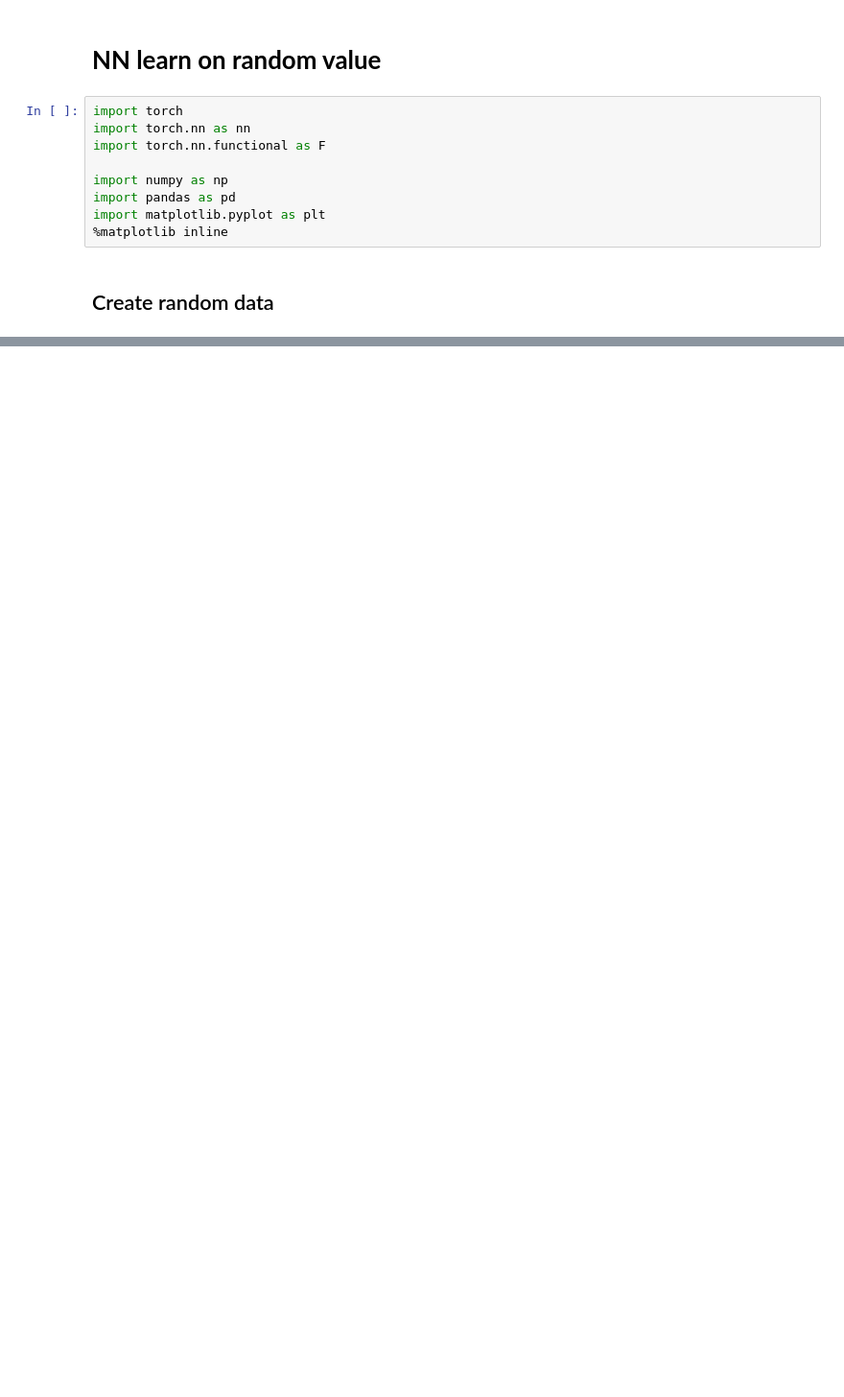
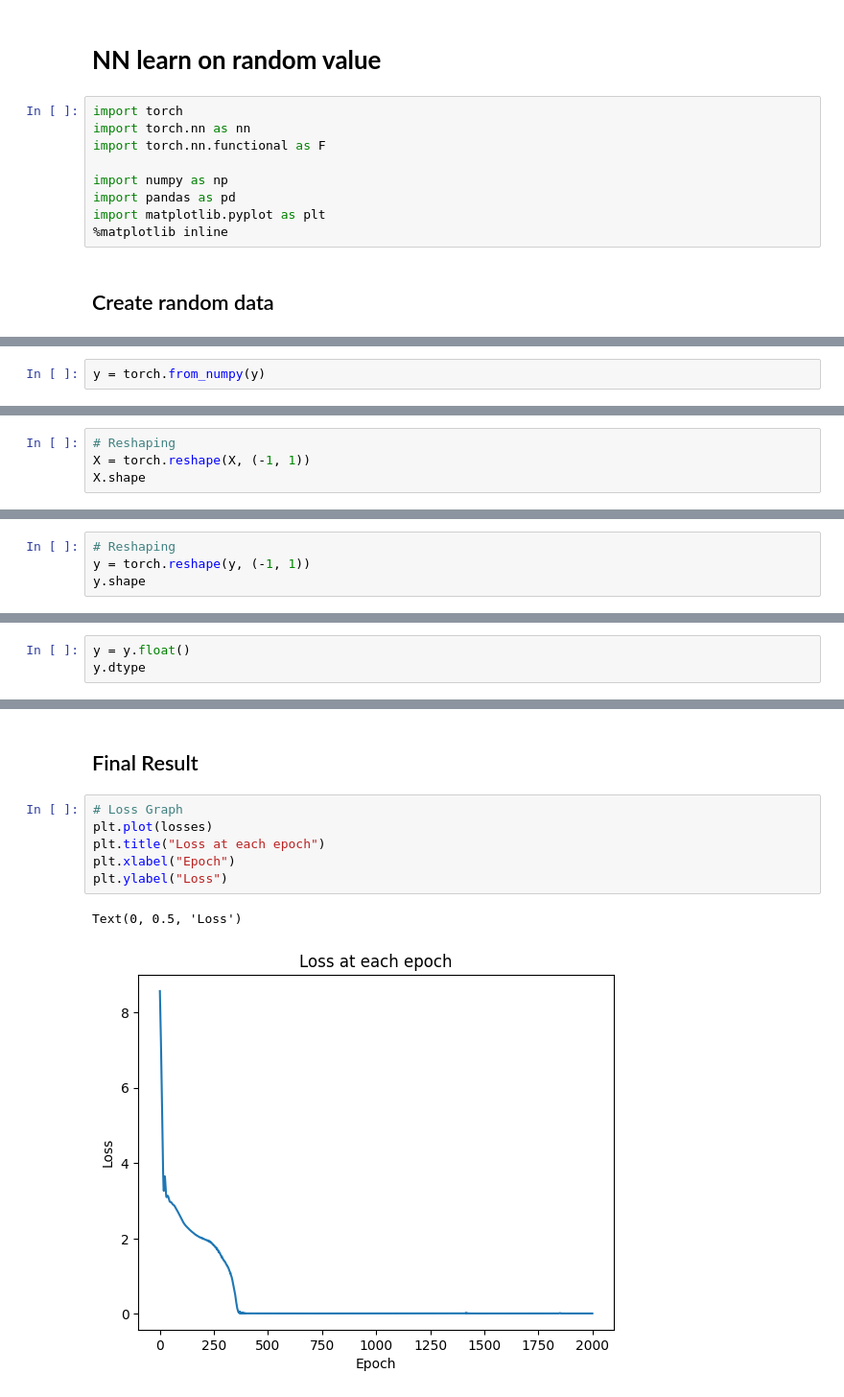
Before and after one commit to SSS-BBB/NN_Learn, a Jupyter notebook: NN_Learn.ipynb, the cells around one changed output, grey strips where cells are left out. Shown at 96% size. Cells and saved outputs as stored; diff of their text form; blank space fills up the shorter version.

```diff
--- a/NN_Learn.ipynb
+++ b/NN_Learn.ipynb
@@ -37,0 +103,2 @@ array([  0,   1,   2,   3,   4,   5,   6,   7,   8,   9,  10,  11,  12,
+# %%
+y = torch.from_numpy(y)
@@ -37,0 +109,4 @@ array([  0,   1,   2,   3,   4,   5,   6,   7,   8,   9,  10,  11,  12,
+# %%
+# Reshaping
+X = torch.reshape(X, (-1, 1))
+X.shape
@@ -37,0 +115,4 @@ array([  0,   1,   2,   3,   4,   5,   6,   7,   8,   9,  10,  11,  12,
+# %%
+# Reshaping
+y = torch.reshape(y, (-1, 1))
+y.shape
@@ -37,0 +121,3 @@ array([  0,   1,   2,   3,   4,   5,   6,   7,   8,   9,  10,  11,  12,
+# %%
+y = y.float()
+y.dtype
@@ -37,0 +197,11 @@ array([  0,   1,   2,   3,   4,   5,   6,   7,   8,   9,  10,  11,  12,
+# %% [markdown]
+## Final Result
+# %%
+# Loss Graph
+plt.plot(losses)
+plt.title("Loss at each epoch")
+plt.xlabel("Epoch")
+plt.ylabel("Loss")
+# %% [output]
+Text(0, 0.5, 'Loss')
+[figure, added]
```
Also changed, not shown: parts of 23 cells of this notebook.
